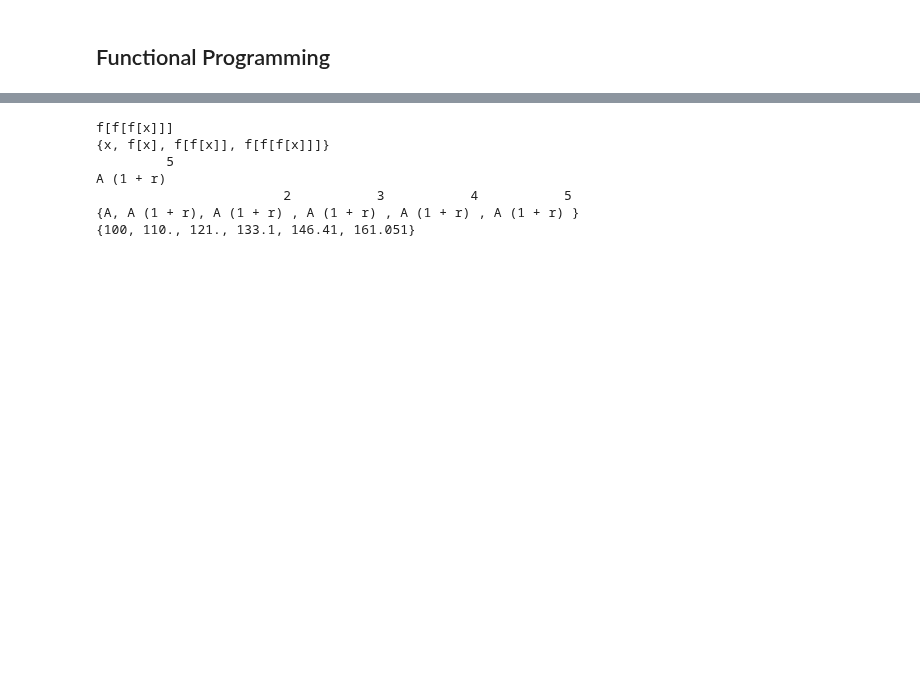
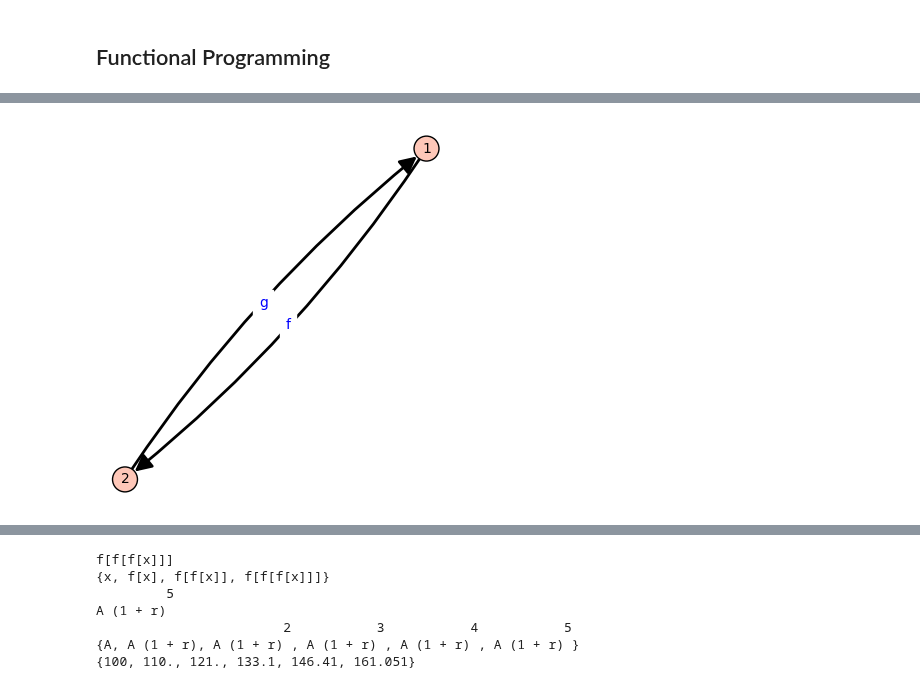
Before and after one commit to tomctang/10pe, a Jupyter notebook: 03real_world.ipynb, the cells around one changed output, grey strips where cells are left out. Cells and saved outputs as stored; diff of their text form; code cells hidden in the pictures; blank space fills up the shorter version.

```diff
--- a/03real_world.ipynb
+++ b/03real_world.ipynb
@@ -4,0 +45,7 @@
+# %%
+# This graph is not a category because it lacks identity morphisms
+G = DiGraph()
+G.add_edges([(1, 2, "f"), (2, 1, "g")])  # No identity morphisms
+G.show(edge_labels=True)
+# %% [output]
+[figure, added]
```
Also changed, not shown: parts of 8 cells of this notebook, 13 other files.
